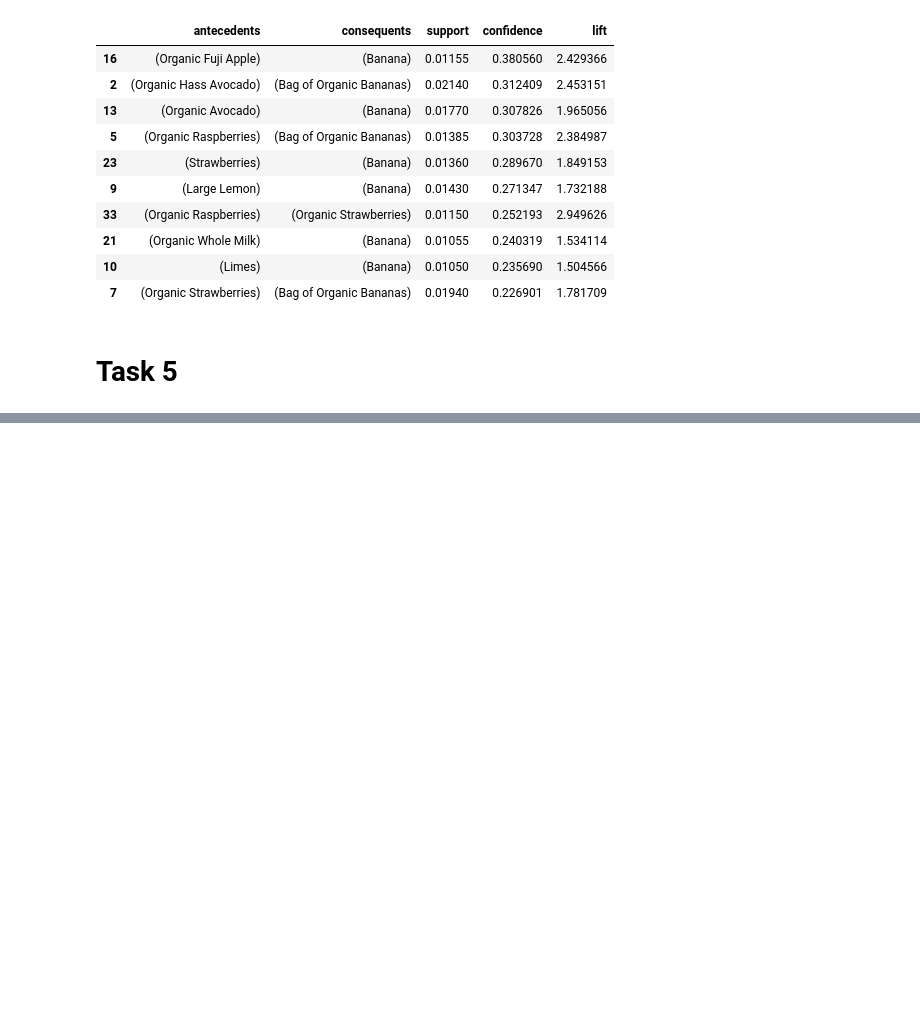
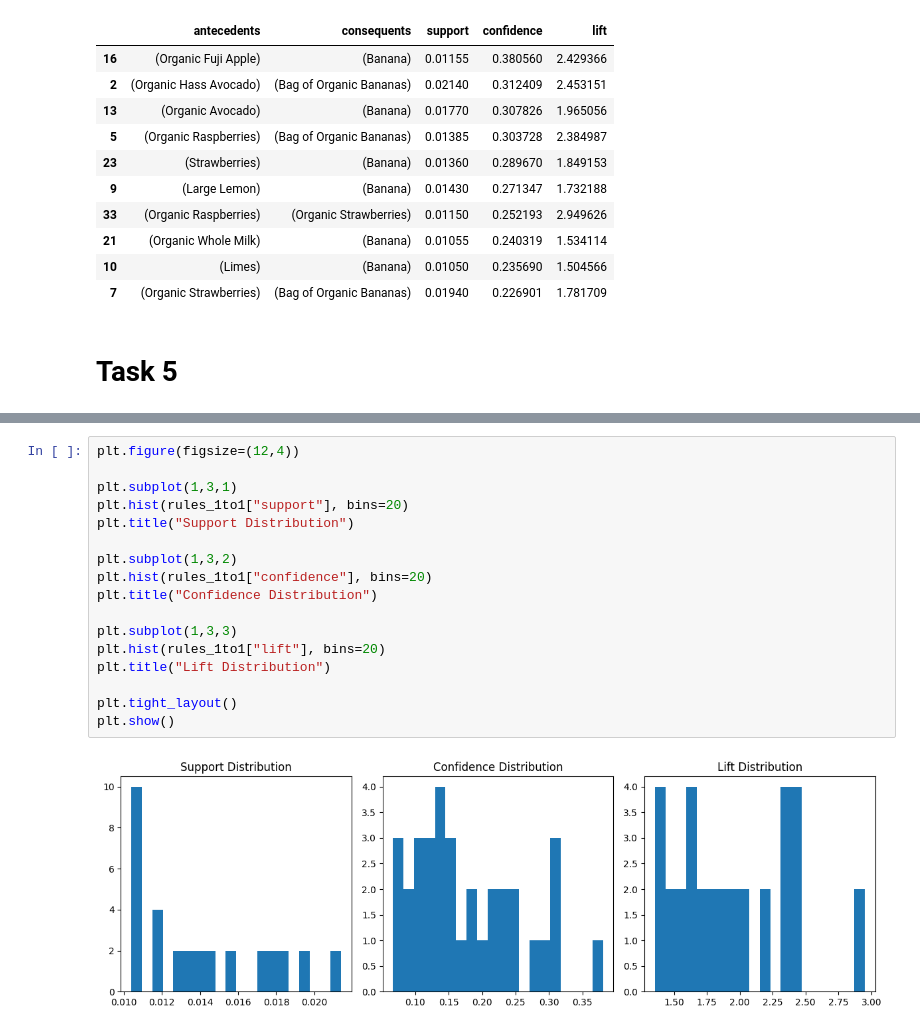
Before and after one commit to ParsaHaghighatgoo/instacart-association-rule-mining, a Jupyter notebook: main.ipynb, the cells around one changed output, grey strips where cells are left out. Cells and saved outputs as stored; diff of their text form; blank space fills up the shorter version.

```diff
--- a/main.ipynb
+++ b/main.ipynb
@@ -288,0 +397,19 @@ display(top10_conf[["antecedents", "consequents", "support", "confidence", "lift
+# %%
+plt.figure(figsize=(12,4))
+
+plt.subplot(1,3,1)
+plt.hist(rules_1to1["support"], bins=20)
+plt.title("Support Distribution")
+
+plt.subplot(1,3,2)
+plt.hist(rules_1to1["confidence"], bins=20)
+plt.title("Confidence Distribution")
+
+plt.subplot(1,3,3)
+plt.hist(rules_1to1["lift"], bins=20)
+plt.title("Lift Distribution")
+
+plt.tight_layout()
+plt.show()
+# %% [output]
+[figure, added]
```
Also changed, not shown: parts of 8 cells of this notebook, 14 other files.
